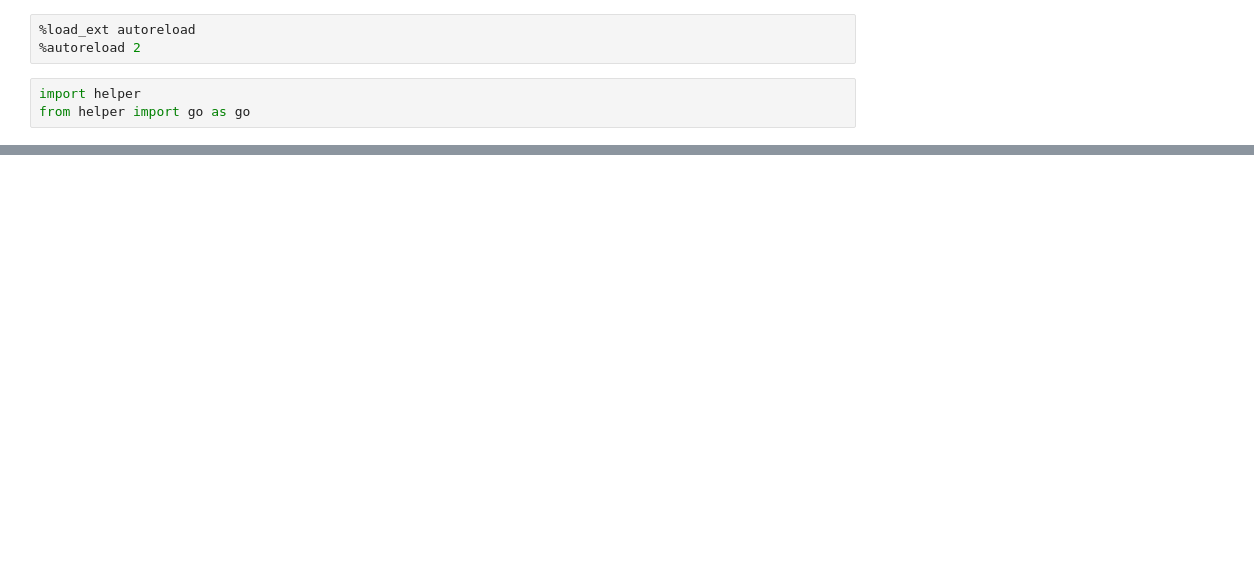
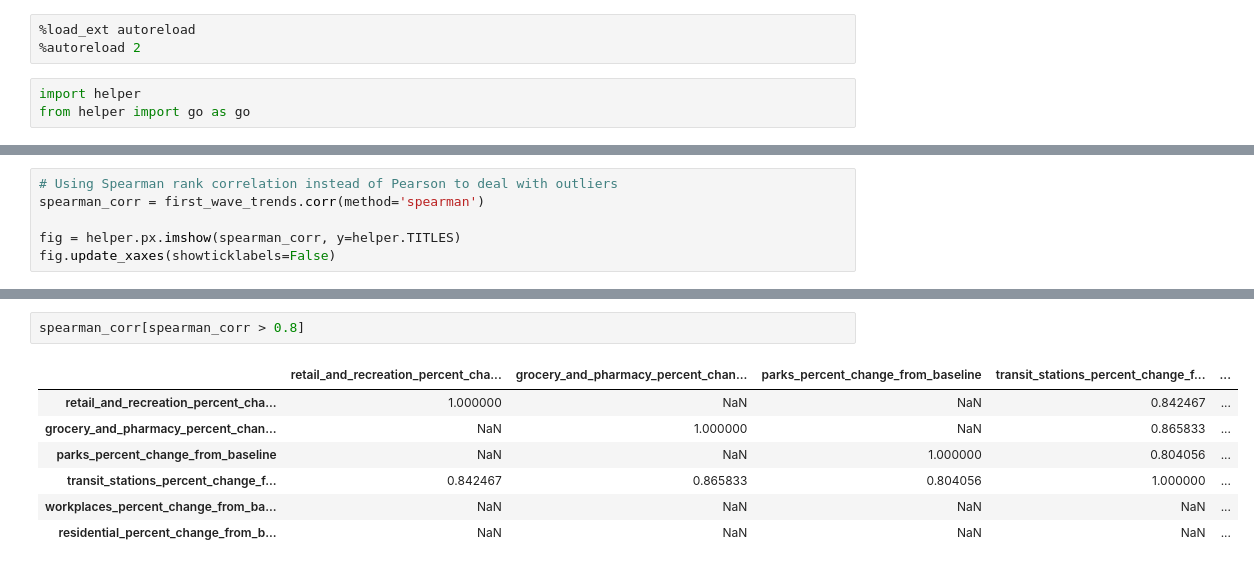
Before and after one commit to tonytziorvas/covid-mobility-trends, a Jupyter notebook: scripts/Untitled.ipynb, the cells around one changed output, grey strips where cells are left out. Drawn from its saved outputs; the diff is of its cells as text; blank space fills up the shorter version.

```diff
--- a/scripts/Untitled.ipynb
+++ b/scripts/Untitled.ipynb
@@ -50,0 +64,6 @@ first_wave_stats = helper.select_daterange(covid_df, START_DATE, END_DATE)
+# %%
+# Using Spearman rank correlation instead of Pearson to deal with outliers
+spearman_corr = first_wave_trends.corr(method='spearman')
+
+fig = helper.px.imshow(spearman_corr, y=helper.TITLES)
+fig.update_xaxes(showticklabels=False)
@@ -50,0 +72,10 @@ first_wave_stats = helper.select_daterange(covid_df, START_DATE, END_DATE)
+# %%
+spearman_corr[spearman_corr > 0.8]
+# %% [output]
+|  | retail_and_recreation_percent_cha... | grocery_and_pharmacy_percent_chan... | parks_percent_change_from_baseline | transit_stations_percent_change_f... | ... |
+| retail_and_recreation_percent_cha... | 1.000000 | NaN | NaN | 0.842467 | ... |
+| grocery_and_pharmacy_percent_chan... | NaN | 1.000000 | NaN | 0.865833 | ... |
+| parks_percent_change_from_baseline | NaN | NaN | 1.000000 | 0.804056 | ... |
+| transit_stations_percent_change_f... | 0.842467 | 0.865833 | 0.804056 | 1.000000 | ... |
+| workplaces_percent_change_from_ba... | NaN | NaN | NaN | NaN | ... |
+| residential_percent_change_from_b... | NaN | NaN | NaN | NaN | ... |
```
Also changed, not shown: parts of 10 cells of this notebook, 3 other files.
